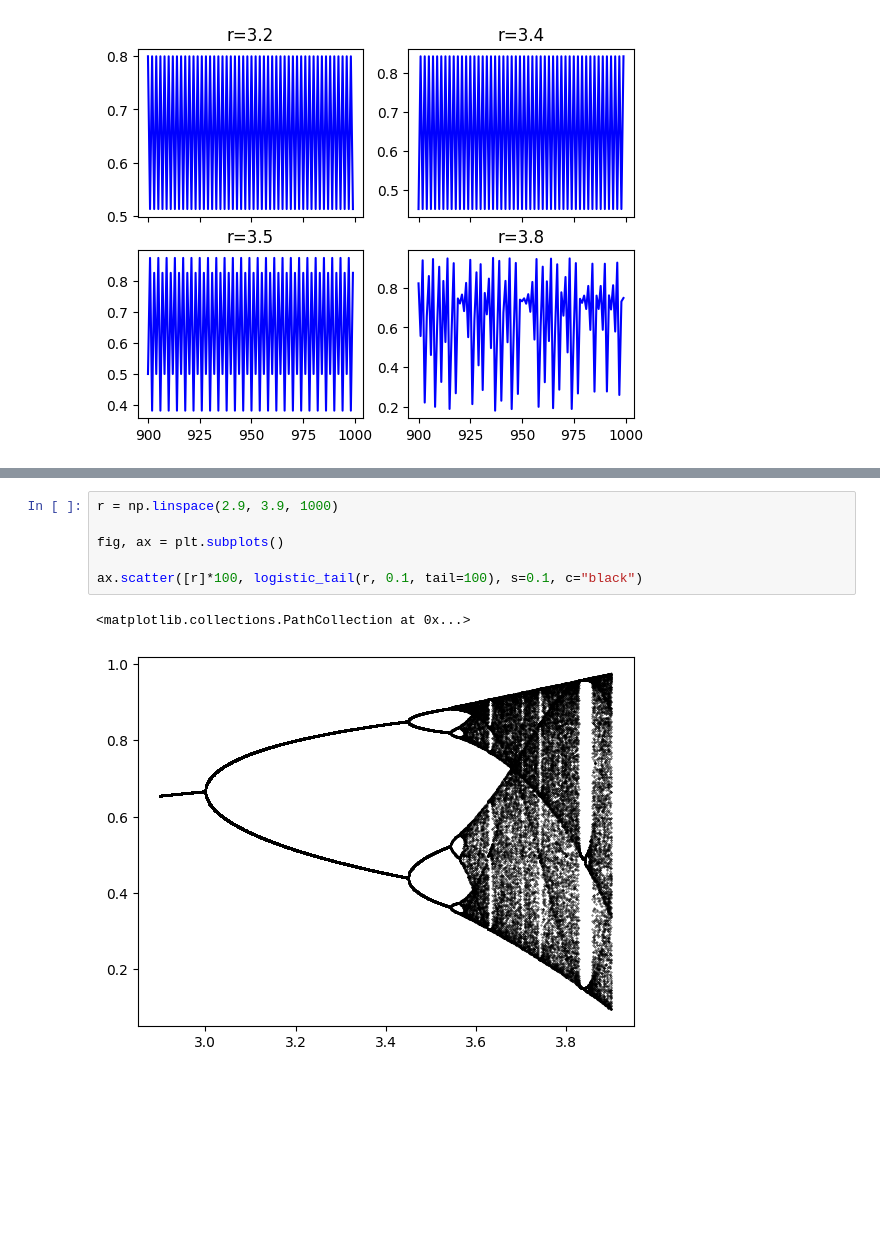
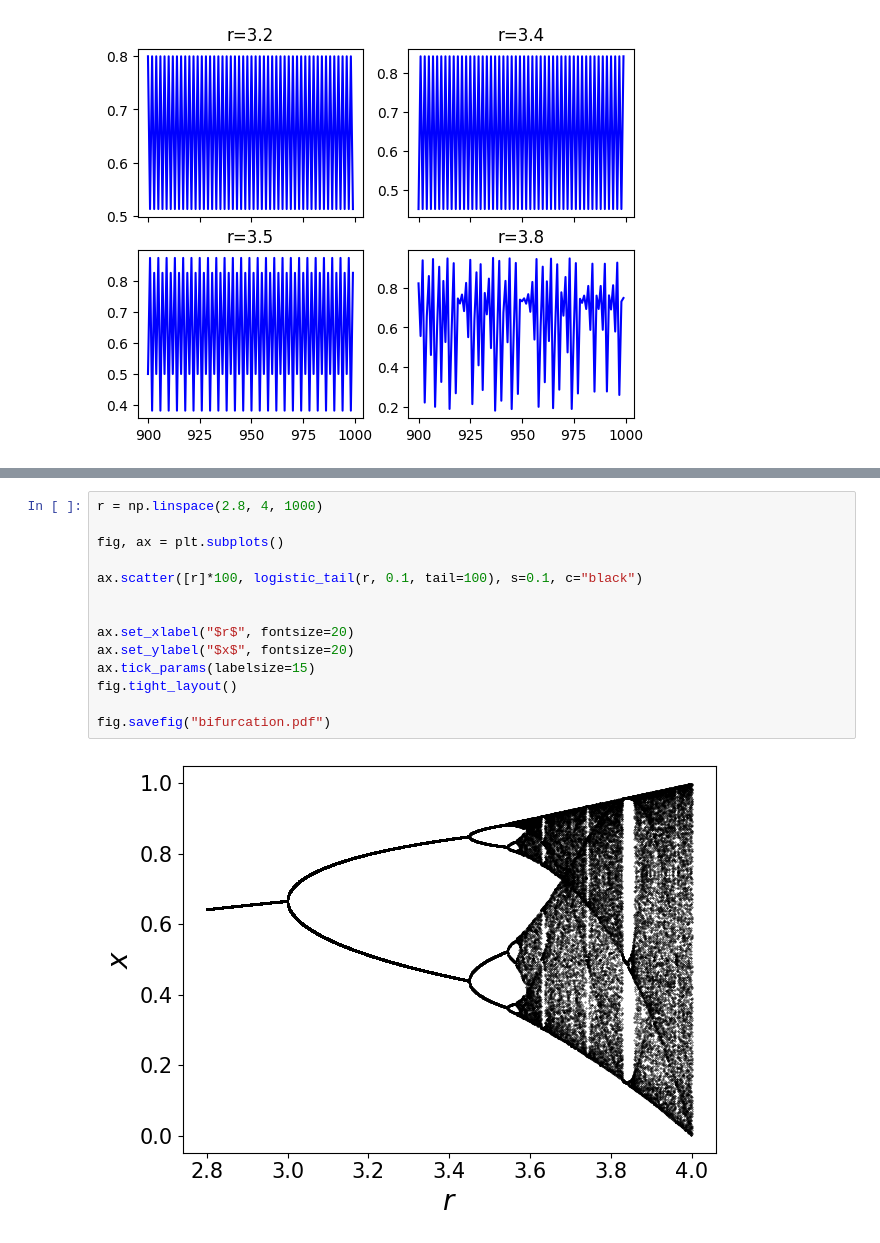
Before and after one commit to sarahmccarney/AMA3020-Solo-Project-Supplementary-Material, a Jupyter notebook: logistic.ipynb, the cells around one changed output, grey strips where cells are left out. Drawn from its saved outputs; the diff is of its cells as text; blank space fills up the shorter version.

```diff
--- a/logistic.ipynb
+++ b/logistic.ipynb
@@ -93,9 +120,16 @@ for x in [3, 3.45, 3.535, 3.845]:
 # %%
-r = np.linspace(2.9, 3.9, 1000)
+r = np.linspace(2.8, 4, 1000)
 
 fig, ax = plt.subplots()
 
 ax.scatter([r]*100, logistic_tail(r, 0.1, tail=100), s=0.1, c="black")
+
+
+ax.set_xlabel("$r$", fontsize=20)
+ax.set_ylabel("$x$", fontsize=20)
+ax.tick_params(labelsize=15)
+fig.tight_layout()
+
+fig.savefig("bifurcation.pdf")
 # %% [output]
-<matplotlib.collections.PathCollection at 0x...>
-[figure, old version]
+[figure, new version]
```
Also changed, not shown: parts of 33 cells of this notebook, 1 other file.
